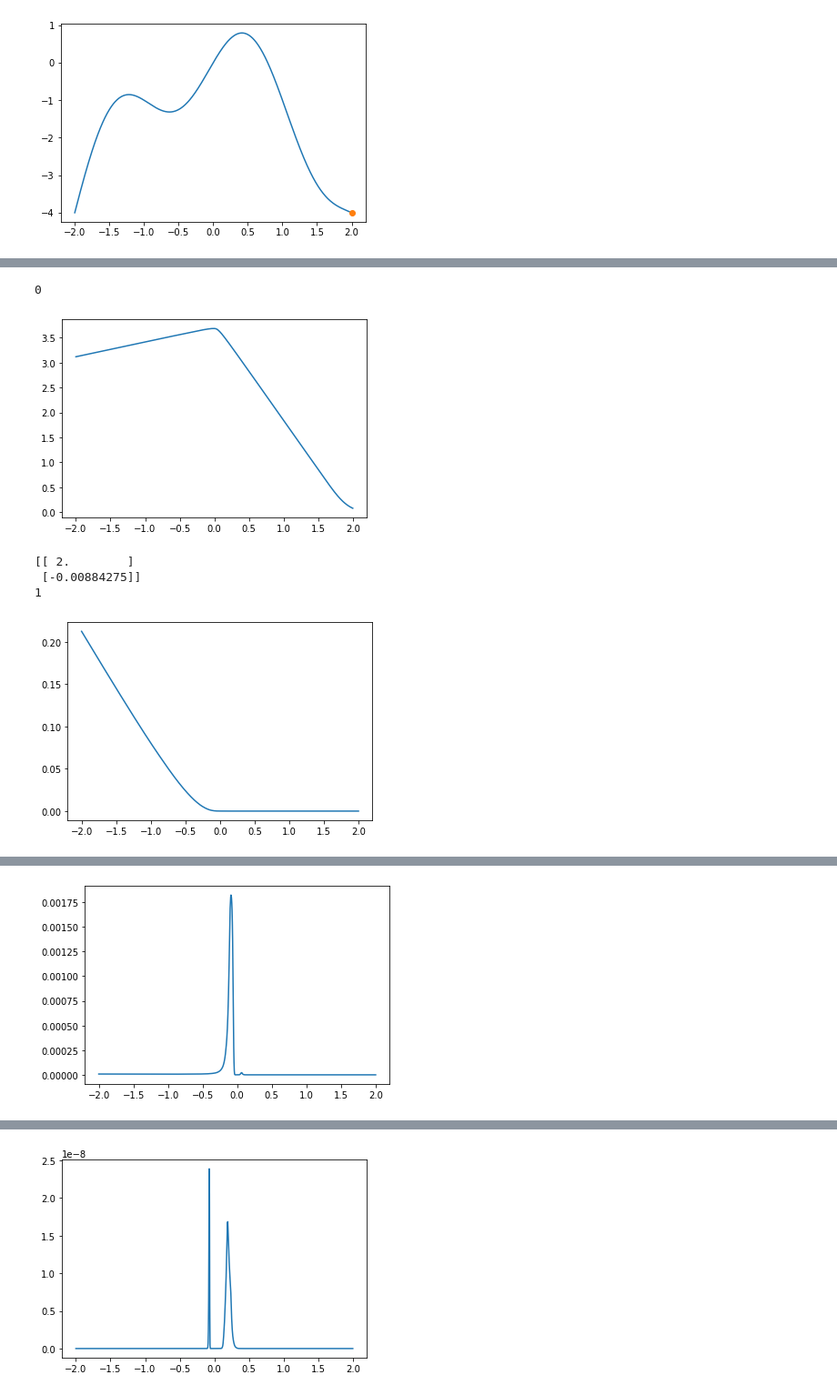
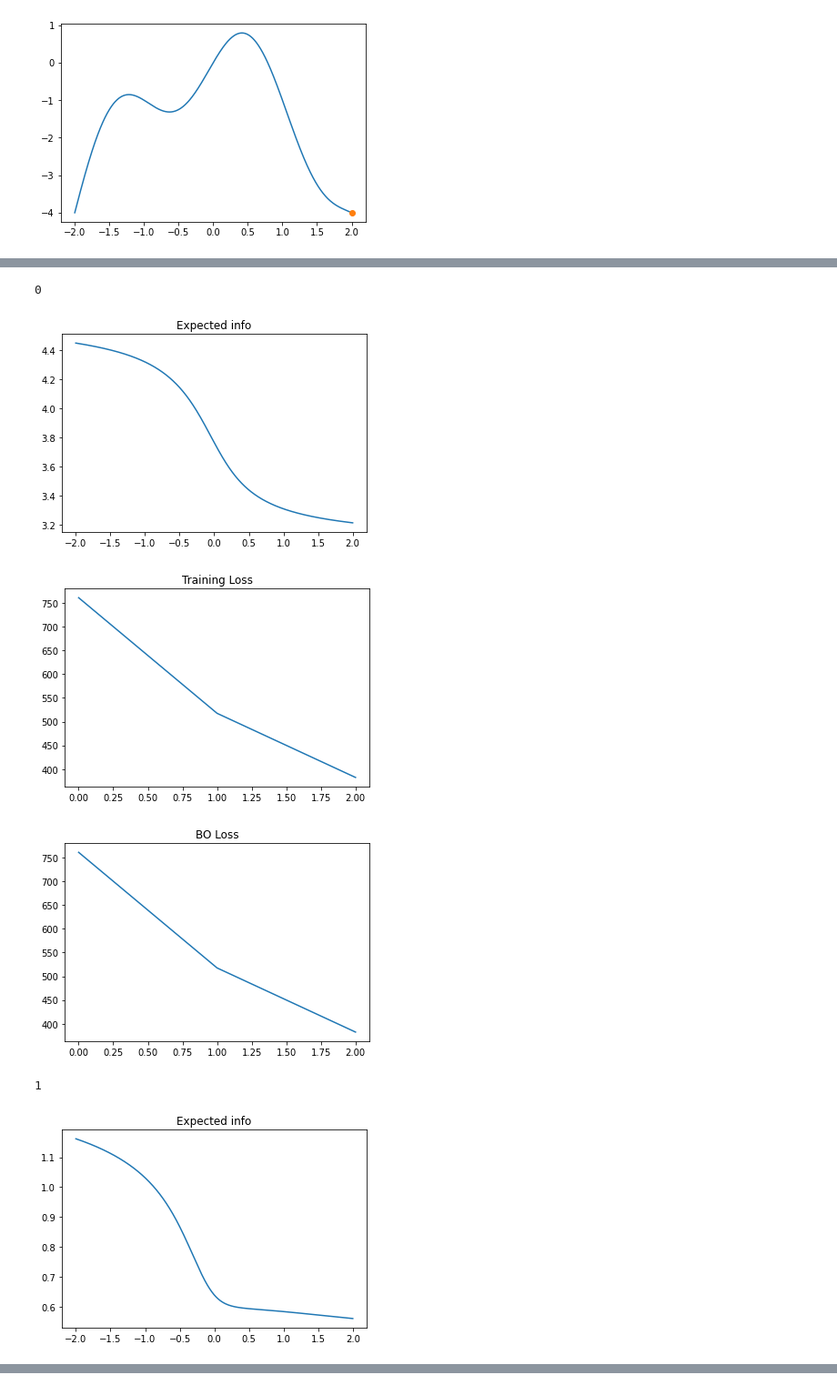
Before and after one commit to ur-whitelab/wazy, a Jupyter notebook: paper/Bayesian-Opt Sine.ipynb, the cells around one changed output, grey strips where cells are left out. Shown at 91% size. Cells and saved outputs as stored; diff of their text form; code cells hidden in the pictures.

Commit message:
Revised to enable batching of data

```diff
--- a/paper/Bayesian-Opt Sine.ipynb
+++ b/paper/Bayesian-Opt Sine.ipynb
@@ -10,6 +15,7 @@ from jax.experimental import optimizers
 # %% [markdown]
 ### Initialize data
 # %%
+key = jax.random.PRNGKey(0)
 x = np.linspace(-2,2, 1000)
 reps = np.array([2.0]).reshape(-1,1)
 label_fxn = lambda x: np.sin(x * np.pi) - x ** 2
@@ -29,51 +28,61 @@ forward_t, full_forward_t, seq_t = alpdesign.build_e2e(config)
+# %%
+config = alpdesign.EnsembleBlockConfig(shape=(32, 16, 2), model_number=3)
+aconfig = alpdesign.AlgConfig(train_epochs=3, bo_epochs=5, bo_batch_size=2)
+model_forward_t, full_model_forward_t, seq_model_t, model_uncertainty_eval_t = alpdesign.build_e2e(config)
 # %%
-
 #batch_size = 16
 def loop(key, reps, params):
     labels = label_fxn(reps)
     key, key2 = jax.random.split(key)
-    best_v, params, train_loss, bo_loss = alpdesign.alg_iter(
-        key2, reps, labels, full_forward_t, forward_t, config,
+    best_v, *_, params, train_loss, bo_loss = alpdesign.alg_iter(
+        key2, reps, labels, full_model_forward_t, model_forward_t, config, aconfig
         )
-    #final_vec, params, train_loss, bo_loss = alpdesign.alg_iter(key, reps, labels, forward_fxn_t,full_forward_fxn_t,config)
     # compute plot
     yhat_mu, yhat_std = [], []
     eis = []
-    plot_forward = partial(forward_t.apply, params, None)
-    ei_forward = partial(forward_t.apply, params)
+    # TODO: Why we need keys when training False??
+    plot_forward = partial(model_forward_t.apply, params, training=False)
     for xi in x:
-        v = plot_forward(xi[np.newaxis])
+        v = plot_forward(key, xi[np.newaxis])
         yhat_mu.append(float(v[0]))
         yhat_std.append(jnp.sqrt(float(v[1])))
-        ei = -alpdesign.mlp.neg_bayesian_ei(key, ei_forward, xi, labels, 1e-1)
+        ei = -alpdesign.mlp.neg_bayesian_ei(key, plot_forward, xi[np.newaxis], labels, 1e-1)
         eis.append(ei)
     # add new label
     plt.figure()
     plt.plot(x, eis)
-    #plt.plot(train_loss)
+    plt.title('Expected info')
+    plt.show()
+    plt.figure()
+    plt.plot(train_loss)
+    plt.title('Training Loss')
+    plt.show()
+    plt.figure()
+    plt.plot(train_loss)
+    plt.title('BO Loss')
     plt.show()
     reps = jnp.concatenate((reps, best_v[np.newaxis]))
     return key, reps, yhat_mu, yhat_std, best_v, params
 # %%
 key = jax.random.PRNGKey(0)
+T = 5
 
 yhat_mus = []
 yhat_stds = []
 final_vecs = []
 repss = []
 params = None
-for i in range(20):
+for i in range(T):
     print(i)
     key, reps, yhat_mu, yhat_std, final_vec, params= loop(key, reps, params)
-    print(reps)
     yhat_mus.append(yhat_mu)
     yhat_stds.append(yhat_std)
     final_vecs.append(final_vec)
     repss.append(reps)
 # %% [output]
 0
-[figure, old version]
+[figure, new version]
+[figure, new version]
+[figure, new version]
-[[ 2.        ]
- [-0.00884275]]
 1
-[figure, old version]
+[figure, new version]
@@ -83,2 +91 @@ for i in range(20):
 2
-[figure, old version]
@@ -90 +95,0 @@ for i in range(20):
-[figure, old version]
```
Also changed, not shown: parts of 5 cells of this notebook, 5 other files.
